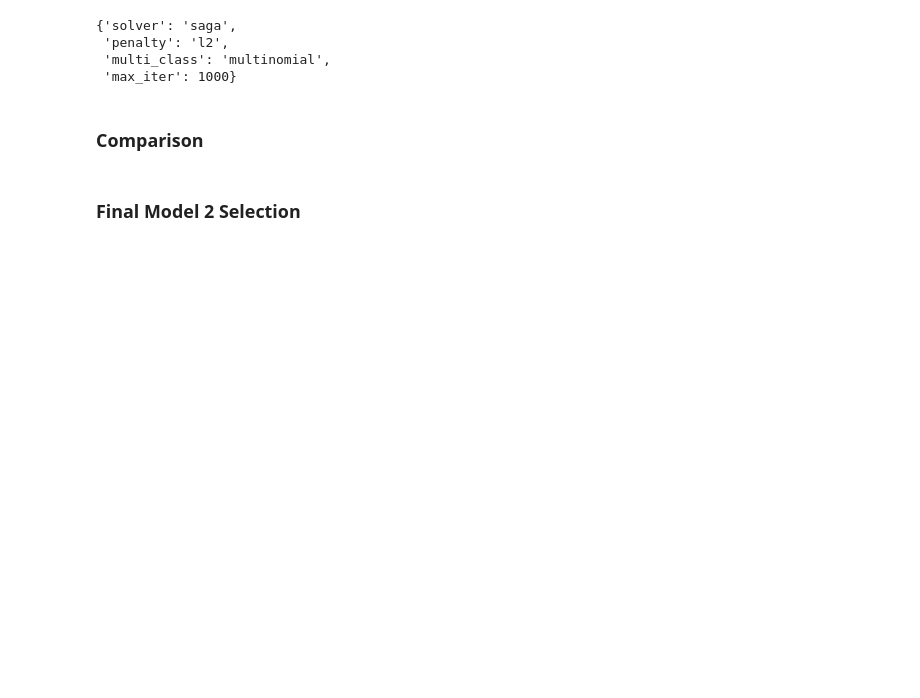
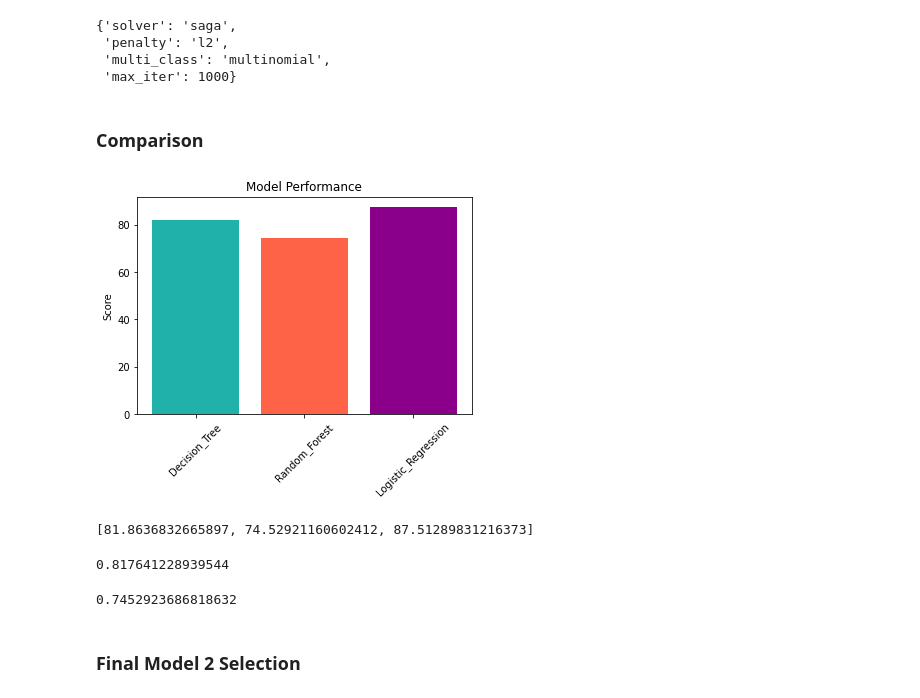
Before and after one commit to rodolfolermacontreras/Boeing_Assignment_1, a Jupyter notebook: Boeing_Assignment.ipynb, the cells around one changed output. Saved outputs shown, nothing was run; the diff lists cells and outputs as text; code cells hidden in the pictures; blank space fills up the shorter version.

Commit message:
Updated  test results

```diff
--- a/Boeing_Assignment.ipynb
+++ b/Boeing_Assignment.ipynb
@@ -776,14 +776,29 @@ for i in V:
     accuracy = results.mean()*100.0
     summary_accuracy.append(accuracy)
 # %%
-names = ['Accuracy Rate','Error Rate','Precision','Recall','F1 Score']
-#list_of_values = [accuracy_rate, error_rate, precision, recall, f1_score]
 colors = ['lightseagreen', 'tomato', 'darkmagenta']
-
-#Plots of each of the Performance Values for each of the Classifiers in this analysis
-for i in range(len(header)):
-    plt.bar(header, summary_accuracy[i], color=colors[i])
-    plt.xticks(rotation=45)
-    plt.title(header[i])
-    plt.ylabel("Score")
-    plt.show()
+plt.bar(header, summary_accuracy, color=colors)
+plt.xticks(rotation=45)
+plt.title('Model Performance')
+plt.ylabel("Score")
+plt.show()
+# %% [output]
+[figure, added]
+# %%
+summary_accuracy
+# %% [output]
+[81.8636832665897, 74.52921160602412, 87.51289831216373]
+# %%
+dt.fit(X_train_2, y_train_2)
+prediction1 = dt.predict(X_test_2)
+AR1 = accuracy_score(y_test_2, prediction1)
+AR1
+# %% [output]
+0.817641228939544
+# %%
+rf.fit(X_train_2, y_train_2)
+prediction2 = rf.predict(X_test_2)
+AR2 = accuracy_score(y_test_2, prediction2)
+AR2
+# %% [output]
+0.7452923686818632
```
Also changed, not shown: parts of 1 cell of this notebook.
